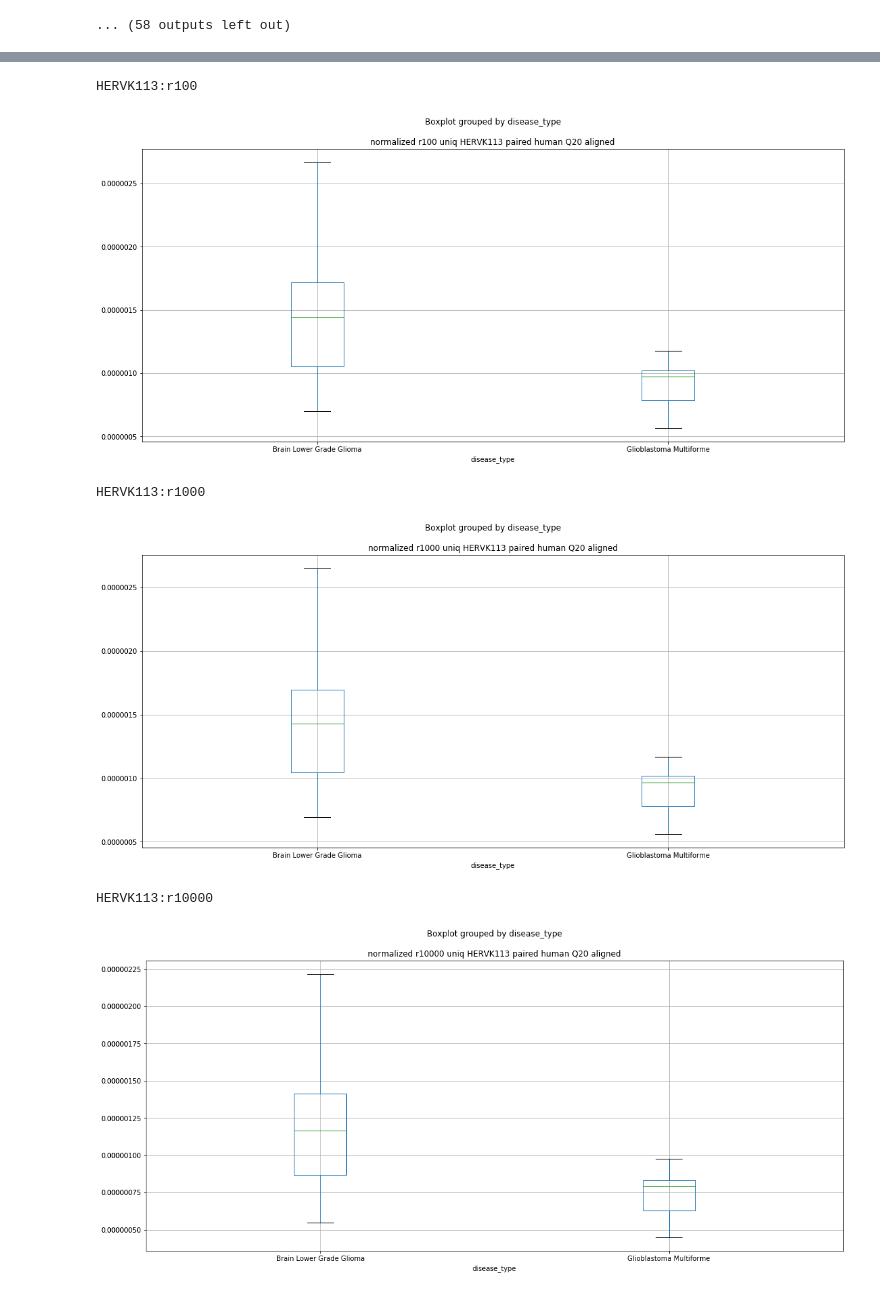
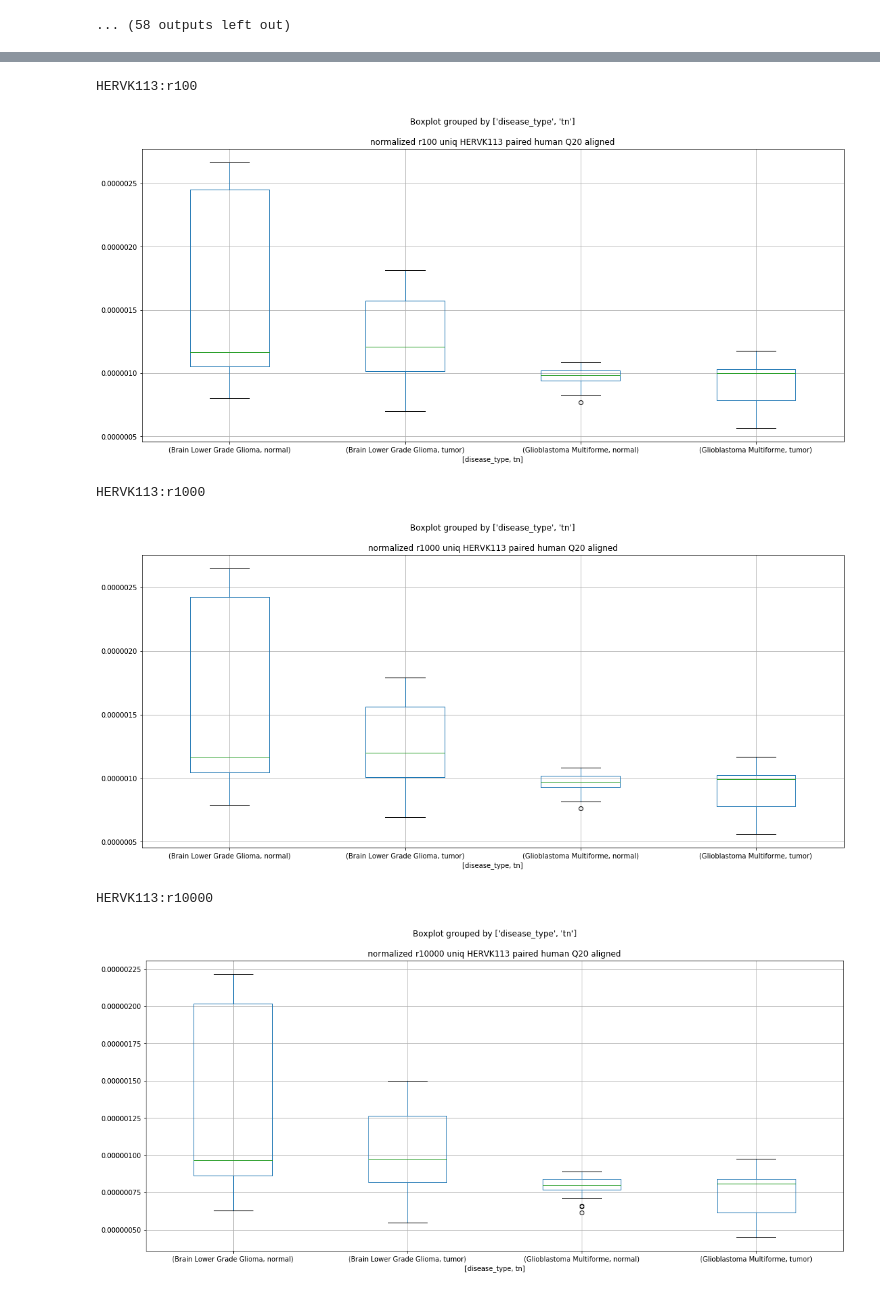
Before and after one commit to jakewendt/notebooks, a Jupyter notebook: 20210309 TCGA Uniq Position Boxplots.ipynb, the cells around one changed output, grey strips where cells are left out. Drawn from its saved outputs; the diff is of its cells as text; code cells hidden in the pictures.

```diff
--- a/20210309 TCGA Uniq Position Boxplots.ipynb
+++ b/20210309 TCGA Uniq Position Boxplots.ipynb
@@ -325,7 +325,7 @@ for hkle in "HERVK113","SVA_A","SVA_B","SVA_C","SVA_D","SVA_E","SVA_F":
     for s in "","r10 ","r100 ","r1000 ","r10000 ":
         print(hkle+":"+s)
         df.boxplot(column=['normalized '+s+'uniq '+hkle+' paired human Q20 aligned'],
-                by='disease_type')
+                by=['disease_type','tn'])
         plt.show()
 # %% [output]
 HERVK113:
@@ -335,7 +335,7 @@ HERVK113:r10
 HERVK113:r100
-[figure, old version]
+[figure, new version]
 HERVK113:r1000
-[figure, old version]
+[figure, new version]
 HERVK113:r10000
-[figure, old version]
+[figure, new version]
 SVA_A:
```
Also changed, not shown: parts of 1 cell of this notebook.
